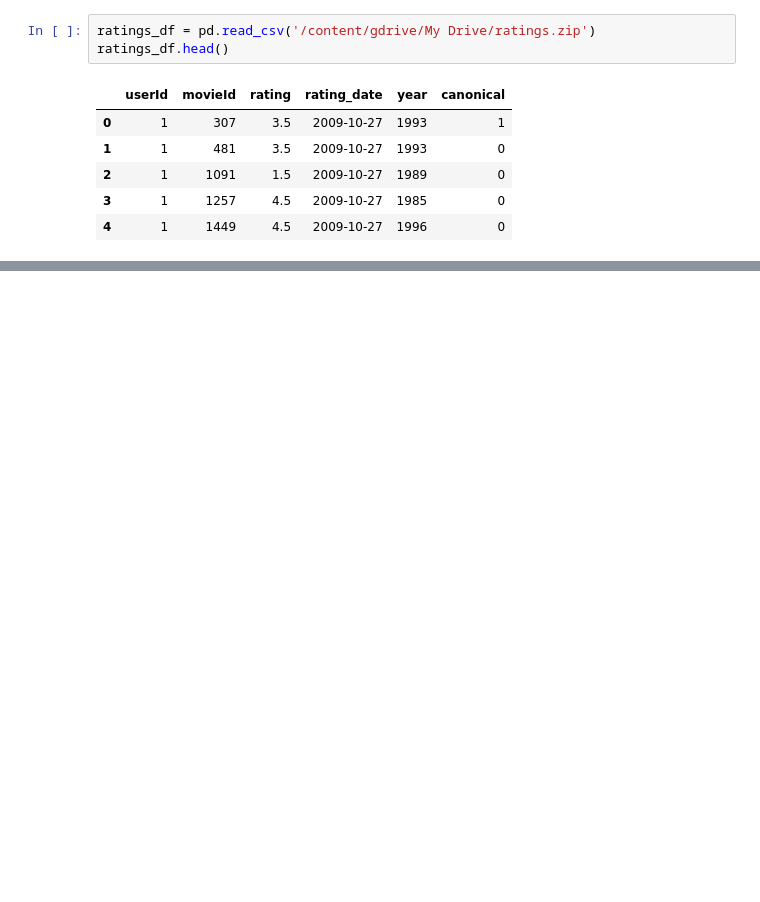
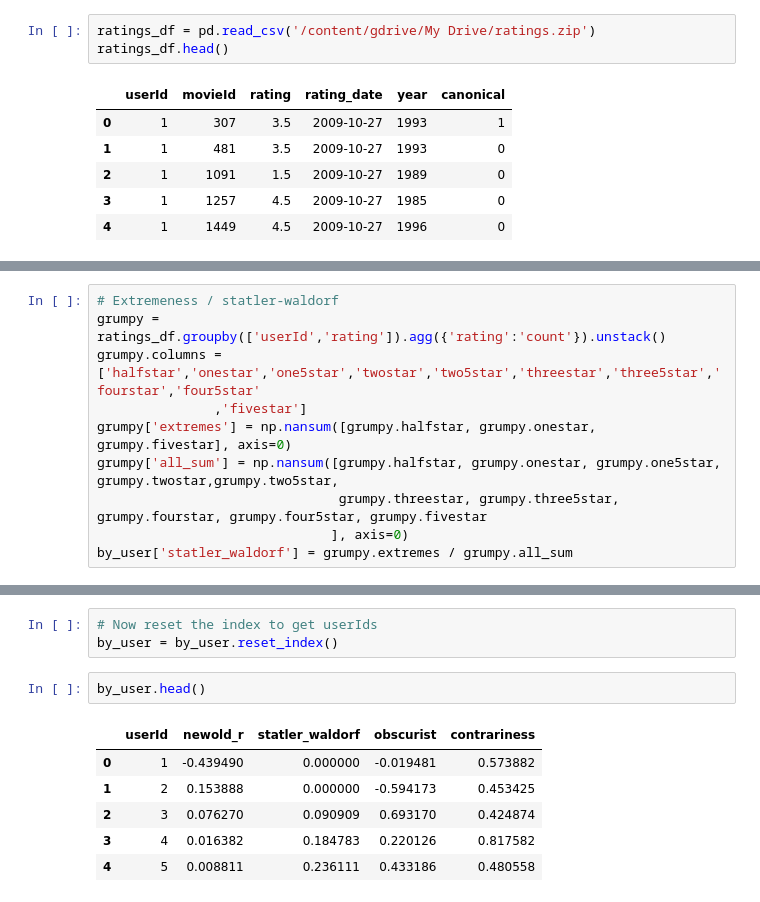
Before and after one commit to jpgerber/Recommender-for-movie-snobs, a Jupyter notebook: 0_Movie_Snob_Data_Clean_&_Wrangle.ipynb, the cells around one changed output, grey strips where cells are left out. Cells and saved outputs as stored; diff of their text form; blank space fills up the shorter version.

```diff
--- a/0_Movie_Snob_Data_Clean_&_Wrangle.ipynb
+++ b/0_Movie_Snob_Data_Clean_&_Wrangle.ipynb
@@ -337,0 +301,10 @@ by_user.to_pickle('moviesnob_by_user_df.pkl')
+# %%
+# Extremeness / statler-waldorf
+grumpy = ratings_df.groupby(['userId','rating']).agg({'rating':'count'}).unstack()
+grumpy.columns =['halfstar','onestar','one5star','twostar','two5star','threestar','three5star','fourstar','four5star'
+               ,'fivestar']
+grumpy['extremes'] = np.nansum([grumpy.halfstar, grumpy.onestar, grumpy.fivestar], axis=0)
+grumpy['all_sum'] = np.nansum([grumpy.halfstar, grumpy.onestar, grumpy.one5star, grumpy.twostar,grumpy.two5star,
+                               grumpy.threestar, grumpy.three5star, grumpy.fourstar, grumpy.four5star, grumpy.fivestar
+                              ], axis=0)
+by_user['statler_waldorf'] = grumpy.extremes / grumpy.all_sum
@@ -337,0 +330,12 @@ by_user.to_pickle('moviesnob_by_user_df.pkl')
+# %%
+# Now reset the index to get userIds
+by_user = by_user.reset_index()
+# %%
+by_user.head()
+# %% [output]
+|  | userId | newold_r | statler_waldorf | obscurist | contrariness |
+| 0 | 1 | -0.439490 | 0.000000 | -0.019481 | 0.573882 |
+| 1 | 2 | 0.153888 | 0.000000 | -0.594173 | 0.453425 |
+| 2 | 3 | 0.076270 | 0.090909 | 0.693170 | 0.424874 |
+| 3 | 4 | 0.016382 | 0.184783 | 0.220126 | 0.817582 |
+| 4 | 5 | 0.008811 | 0.236111 | 0.433186 | 0.480558 |
```
Also changed, not shown: parts of 16 cells of this notebook.
